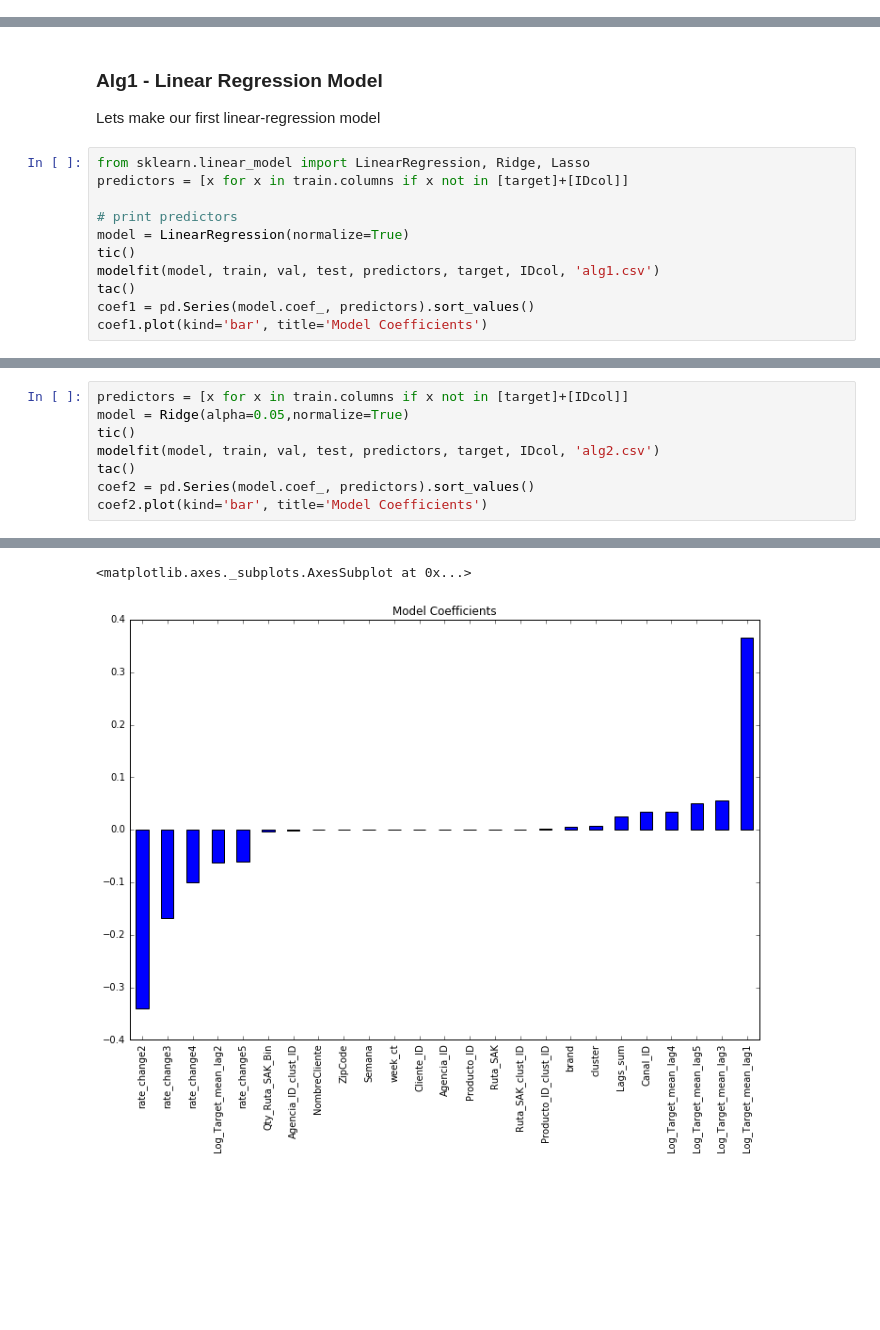
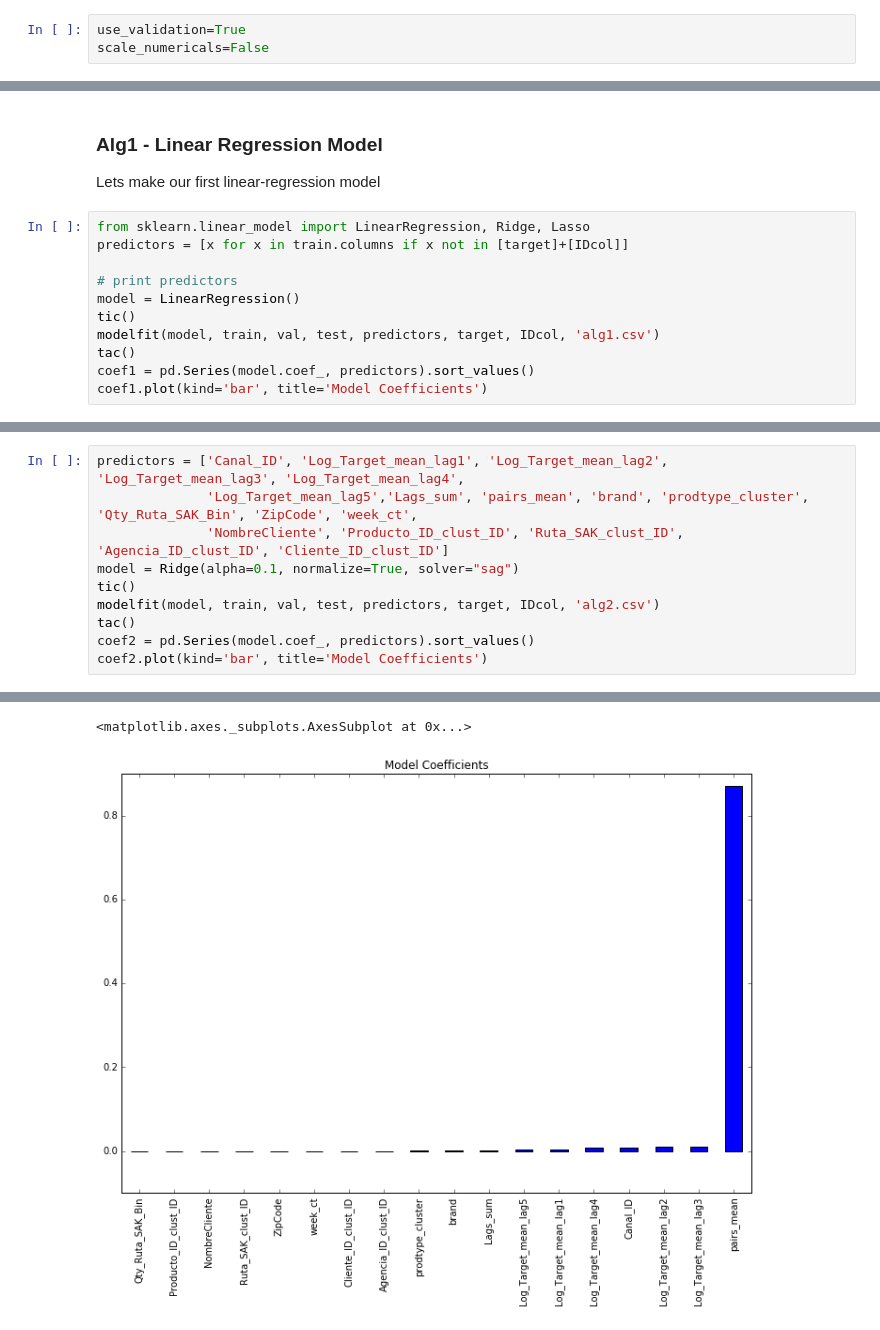
Before and after one commit to pablomarin/kaggle-bimbo, a Jupyter notebook: Model Building - sckit-learn.ipynb, the cells around one changed output, grey strips where cells are left out. Drawn from its saved outputs; the diff is of its cells as text; blank space fills up the shorter version.

```diff
--- a/Model Building - sckit-learn.ipynb
+++ b/Model Building - sckit-learn.ipynb
@@ -27,5 +27,8 @@ def tac():
     (t_min, t_sec) = divmod(t_sec,60)
     (t_hour,t_min) = divmod(t_min,60)
     print('Time passed: {}hour:{}min:{}sec'.format(t_hour,t_min,t_sec))
+# %%
+use_validation=True
+scale_numericals=False
 # %%
 #now we load our modified train and test set
@@ -203,7 +187,7 @@ from sklearn.linear_model import LinearRegression, Ridge, Lasso
 predictors = [x for x in train.columns if x not in [target]+[IDcol]]
 
 # print predictors
-model = LinearRegression(normalize=True)
+model = LinearRegression()
 tic()
 modelfit(model, train, val, test, predictors, target, IDcol, 'alg1.csv')
 tac()
@@ -228,8 +211,10 @@ If we notice the coefficients, they are very large in magnitude which signifies
 
 ### Alg2 - Ridge Regression Model:
 # %%
-predictors = [x for x in train.columns if x not in [target]+[IDcol]]
-model = Ridge(alpha=0.05,normalize=True)
+predictors = ['Canal_ID', 'Log_Target_mean_lag1', 'Log_Target_mean_lag2', 'Log_Target_mean_lag3', 'Log_Target_mean_lag4',
+              'Log_Target_mean_lag5','Lags_sum', 'pairs_mean', 'brand', 'prodtype_cluster', 'Qty_Ruta_SAK_Bin', 'ZipCode', 'week_ct',
+              'NombreCliente', 'Producto_ID_clust_ID', 'Ruta_SAK_clust_ID', 'Agencia_ID_clust_ID', 'Cliente_ID_clust_ID']
+model = Ridge(alpha=0.1, normalize=True, solver="sag")
 tic()
 modelfit(model, train, val, test, predictors, target, IDcol, 'alg2.csv')
 tac()
@@ -248,3 +233,3 @@ Time passed: 0hour:0min:54sec
 <matplotlib.axes._subplots.AxesSubplot at 0x...>
-[figure, old version]
+[figure, new version]
 # %% [markdown]
```
Also changed, not shown: parts of 20 cells of this notebook, 3 other files.
